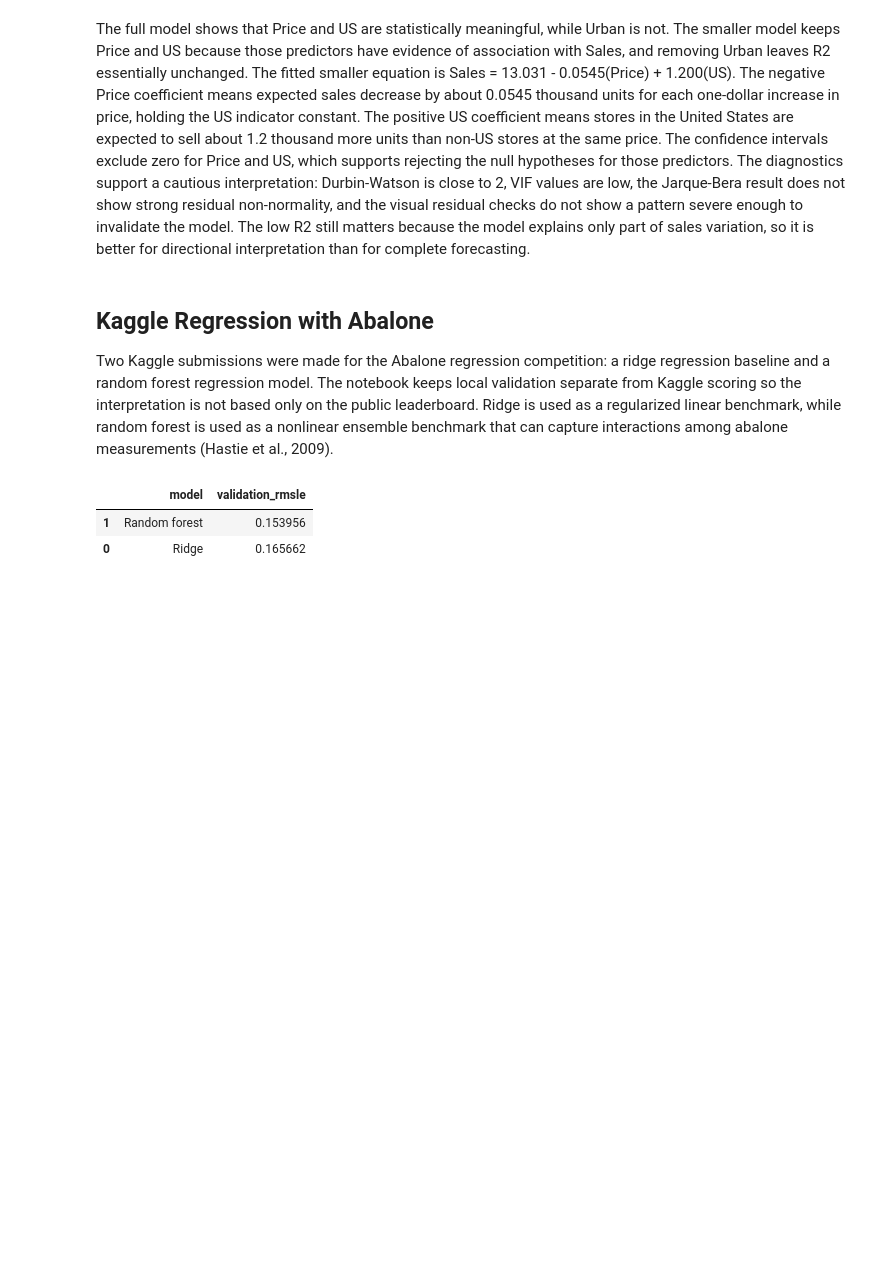
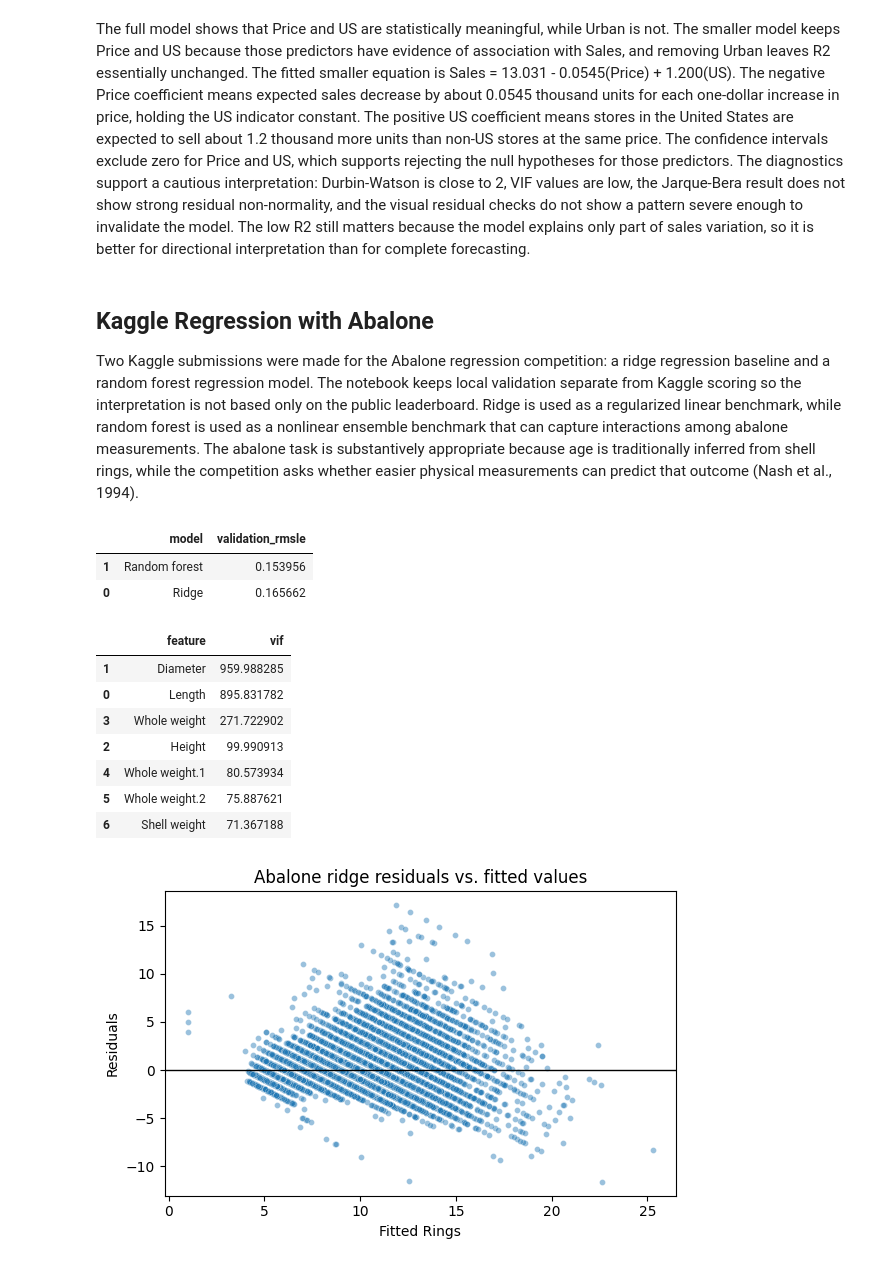
Before and after one commit to maldo81/dds-8555-predictive-analysis, a Jupyter notebook: Week 2/Assignment 2/MaldonadoJDDS8555-2.ipynb, the cells around one changed output. Cells and saved outputs as stored; diff of their text form; code cells hidden in the pictures; blank space fills up the shorter version.

```diff
--- a/Week 2/Assignment 2/MaldonadoJDDS8555-2.ipynb
+++ b/Week 2/Assignment 2/MaldonadoJDDS8555-2.ipynb
@@ -126,7 +181,7 @@ The full model shows that Price and US are statistically meaningful, while Urban
 # %% [markdown]
 ## Kaggle Regression with Abalone
 
-Two Kaggle submissions were made for the Abalone regression competition: a ridge regression baseline and a random forest regression model.  The notebook keeps local validation separate from Kaggle scoring so the interpretation is not based only on the public leaderboard.  Ridge is used as a regularized linear benchmark, while random forest is used as a nonlinear ensemble benchmark that can capture interactions among abalone measurements (Hastie et al., 2009).
+Two Kaggle submissions were made for the Abalone regression competition: a ridge regression baseline and a random forest regression model.  The notebook keeps local validation separate from Kaggle scoring so the interpretation is not based only on the public leaderboard.  Ridge is used as a regularized linear benchmark, while random forest is used as a nonlinear ensemble benchmark that can capture interactions among abalone measurements.  The abalone task is substantively appropriate because age is traditionally inferred from shell rings, while the competition asks whether easier physical measurements can predict that outcome (Nash et al., 1994).
 # %%
 from sklearn.compose import ColumnTransformer
 from sklearn.ensemble import RandomForestRegressor
@@ -161,5 +216,34 @@ display(model_results)
 |  | model | validation_rmsle |
 | 1 | Random forest | 0.153956 |
 | 0 | Ridge | 0.165662 |
+# %%
+from statsmodels.stats.outliers_influence import variance_inflation_factor
+
+abalone_numeric = X_train[num].copy()
+abalone_vif = pd.DataFrame({
+    "feature": num,
+    "vif": [variance_inflation_factor(abalone_numeric.values, i) for i in range(abalone_numeric.shape[1])],
+}).sort_values("vif", ascending=False)
+display(abalone_vif)
+
+ridge_pred = np.maximum(models["Ridge"].predict(X_valid), 1)
+ridge_resid = y_valid - ridge_pred
+fig, ax = plt.subplots(figsize=(6, 4))
+sns.scatterplot(x=ridge_pred, y=ridge_resid, s=18, alpha=.45, ax=ax)
+ax.axhline(0, color="black", linewidth=1)
+ax.set_title("Abalone ridge residuals vs. fitted values")
+ax.set_xlabel("Fitted Rings")
+ax.set_ylabel("Residuals")
+plt.tight_layout()
+# %% [output]
+|  | feature | vif |
+| 1 | Diameter | 959.988285 |
+| 0 | Length | 895.831782 |
+| 3 | Whole weight | 271.722902 |
+| 2 | Height | 99.990913 |
+| 4 | Whole weight.1 | 80.573934 |
+| 5 | Whole weight.2 | 75.887621 |
+| 6 | Shell weight | 71.367188 |
+[figure, added]
 # %%
 import re
```
Also changed, not shown: parts of 10 cells of this notebook, 1 other file.
